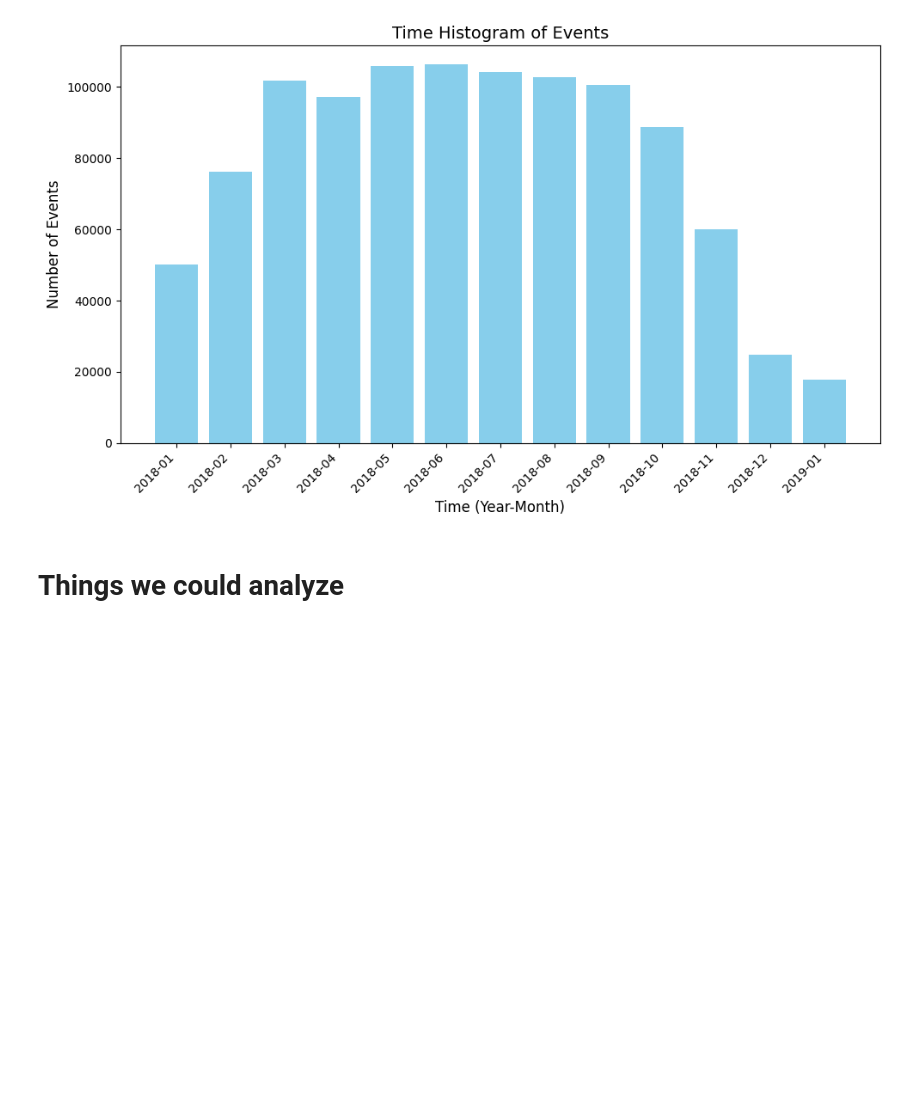
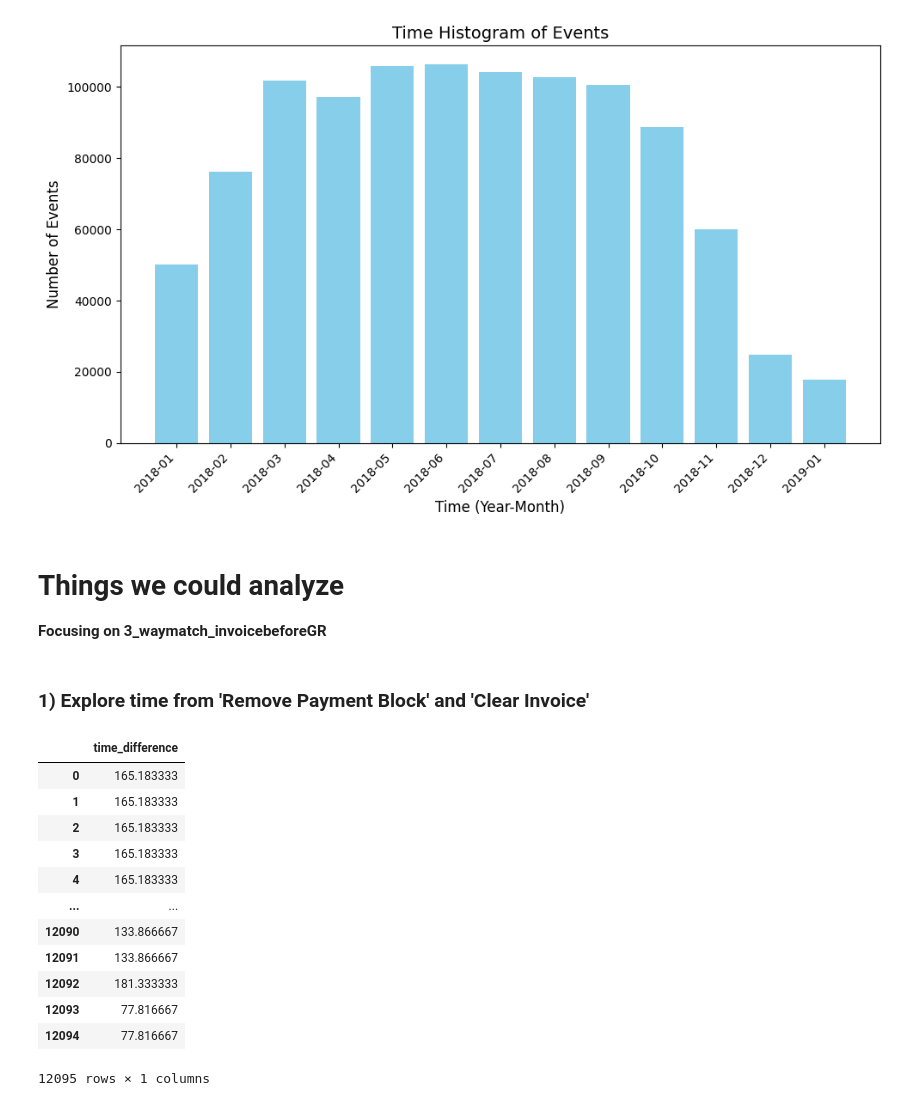
Before and after one commit to sampledrift42/MDS-PODS-Proj1, a Jupyter notebook: data_preparation/data_exploration.ipynb, the cells around one changed output. Saved outputs shown, nothing was run; the diff lists cells and outputs as text; code cells hidden in the pictures; blank space fills up the shorter version.

```diff
--- a/data_preparation/data_exploration.ipynb
+++ b/data_preparation/data_exploration.ipynb
@@ -506,5 +463,31 @@ See the caveats in the documentation: https://pandas.pydata.org/pandas-docs/stab
 [figure]
 # %% [markdown]
 # Things we could analyze
+
+**Focusing on 3_waymatch_invoicebeforeGR**
+# %% [markdown]
+### 1) Explore time from 'Remove Payment Block' and 'Clear Invoice'
 # %%
-# 1) Explore time from clear invoice to payment block
+# Load event log (3_waymatch_invoicebeforeGR_StandardPO_Sales)
+standardpo_sales_df = pm4py.read_xes("/Users/evamartin/Desktop/MDS/curs1/PODS/MDS-PODS-Proj1/data_preparation/3_waymatch_invoicebeforeGR_StandardPO_Sales.xes") # <class 'pandas.core.frame.DataFrame'>
+standardpo_sales_log = pm4py.convert_to_event_log(standardpo_sales_df) # convert it to a pm4py event log object
+
+# Load event log (3_waymatch_invoicebeforeGR_StandardPO_Packaging)
+standardpo_packaging_df = pm4py.read_xes("/Users/evamartin/Desktop/MDS/curs1/PODS/MDS-PODS-Proj1/data_preparation/3_waymatch_invoicebeforeGR_StandardPO_Packaging.xes")
+standardpo_packaging_log = pm4py.convert_to_event_log(standardpo_packaging_df)
+
+# Load event log (3_waymatch_invoicebeforeGR_StandardPO_Other)
+standardpo_other_df = pm4py.read_xes("/Users/evamartin/Desktop/MDS/curs1/PODS/MDS-PODS-Proj1/data_preparation/3_waymatch_invoicebeforeGR_StandardPO_Other.xes")
+standardpo_other_log = pm4py.convert_to_event_log(standardpo_other_df)
+
+# Load event log (3_waymatch_invoicebeforeGR_ECPurchaseorder_Sales)
+ecpo_sales_df = pm4py.read_xes("/Users/evamartin/Desktop/MDS/curs1/PODS/MDS-PODS-Proj1/data_preparation/3_waymatch_invoicebeforeGR_ECPurchaseorder_Sales.xes")
+ecpo_sales_log = pm4py.convert_to_event_log(ecpo_sales_df)
+
+# Load event log (3_waymatch_invoicebeforeGR_ECPurchaseorder_Other)
+ecpo_other_df = pm4py.read_xes("/Users/evamartin/Desktop/MDS/curs1/PODS/MDS-PODS-Proj1/data_preparation/3_waymatch_invoicebeforeGR_ECPurchaseorder_Other.xes")
+ecpo_other_log = pm4py.convert_to_event_log(ecpo_other_df)
+
+# Load event log (3_waymatch_invoicebeforeGR_Frameworkorder_Packaging)
+fo_packaging_df = pm4py.read_xes("/Users/evamartin/Desktop/MDS/curs1/PODS/MDS-PODS-Proj1/data_preparation/3_waymatch_invoicebeforeGR_Frameworkorder_Packaging.xes")
+fo_packaging_log = pm4py.convert_to_event_log(fo_packaging_df)
@@ -512,0 +494,32 @@ See the caveats in the documentation: https://pandas.pydata.org/pandas-docs/stab
+# %%
+# Calculate time difference between two given subsequent activities
+
+def calculate_time_differences(event_log, activity1, activity2):
+    time_differences = []
+
+    for trace in event_log:
+        for i in range(len(trace) - 1):
+            if trace[i]['concept:name'] == activity1 and trace[i + 1]['concept:name'] == activity2:
+                time_diff = trace[i + 1]['time:timestamp'] - trace[i]['time:timestamp']
+                time_differences.append(time_diff.total_seconds() / 3600)
+
+    time_diff_df = pd.DataFrame({'time_difference': time_differences})
+    return time_diff_df
+
+# Time difference between Remove Payment Block and Clear Invoice
+t_diff_standardpo_sales = calculate_time_differences(standardpo_sales_log, 'Remove Payment Block', 'Clear Invoice')
+t_diff_standardpo_sales
+# %% [output]
+|  | time_difference |
+| 0 | 165.183333 |
+| 1 | 165.183333 |
+| 2 | 165.183333 |
+| 3 | 165.183333 |
+| 4 | 165.183333 |
+| ... | ... |
+| 12090 | 133.866667 |
+| 12091 | 133.866667 |
+| 12092 | 181.333333 |
+| 12093 | 77.816667 |
+| 12094 | 77.816667 |
+12095 rows × 1 columns
```
Also changed, not shown: parts of 11 cells of this notebook.
